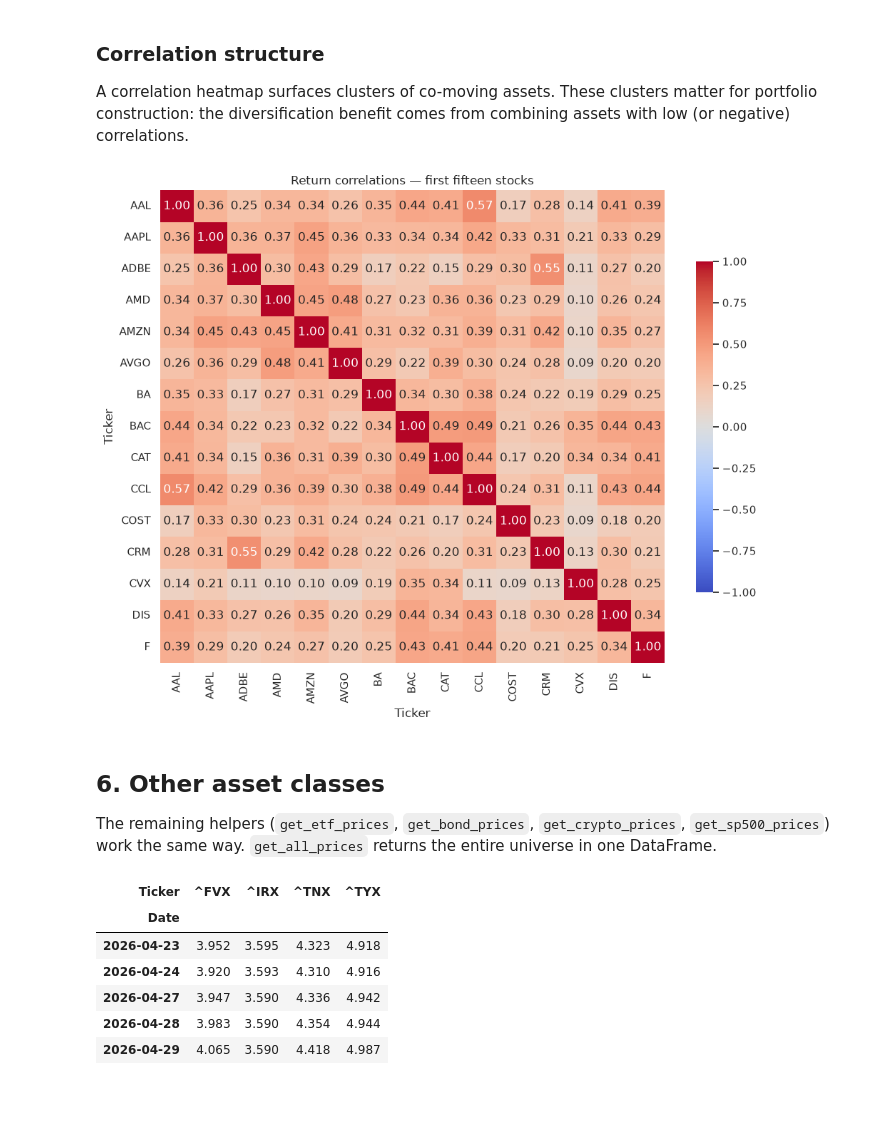
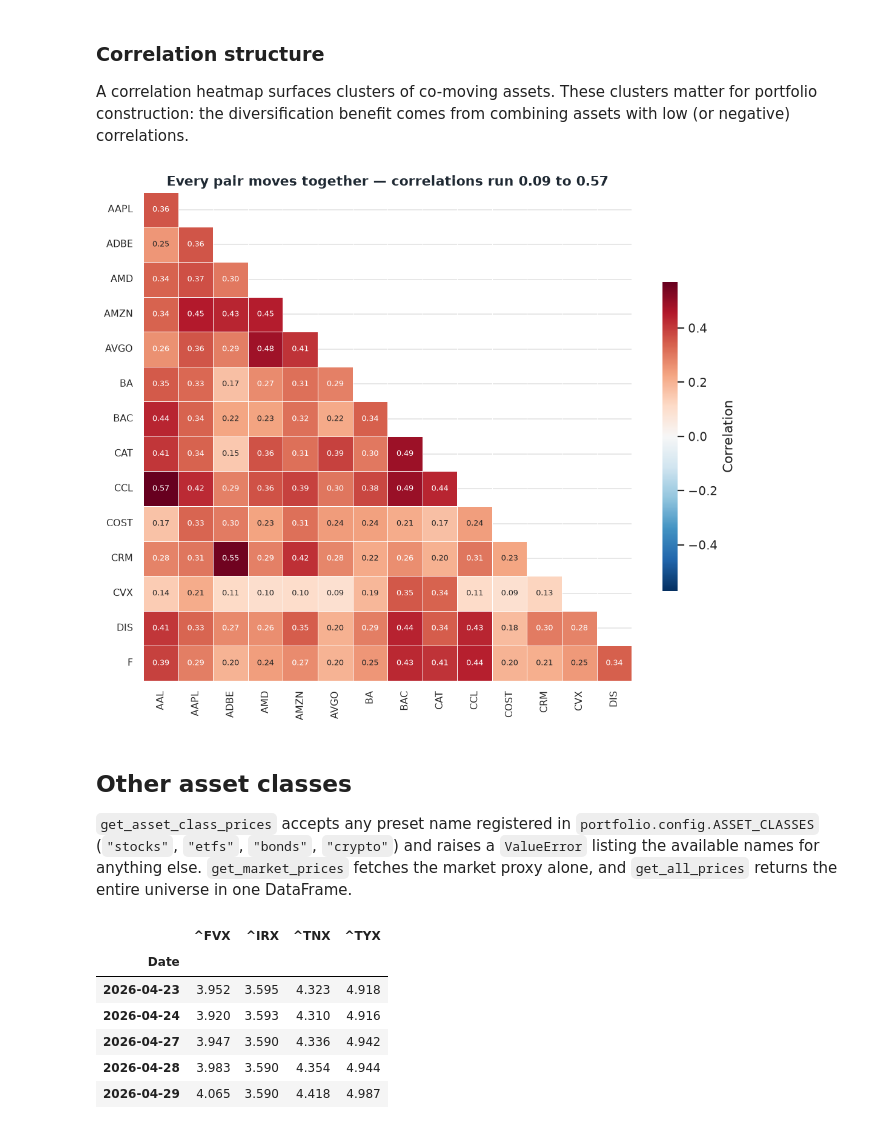
Before and after one commit to nickkats1/Financial-Mathematical-Models, a Jupyter notebook: notebooks/_data_ingestion.ipynb, the cells around one changed output. Cells and saved outputs as stored; diff of their text form; code cells hidden in the pictures; blank space fills up the shorter version.

```diff
--- a/notebooks/_data_ingestion.ipynb
+++ b/notebooks/_data_ingestion.ipynb
@@ -15,12 +10,16 @@ We will:
 `DataIngestion` takes optional `start_date` and `end_date` arguments; when omitted, it falls back to the values in `portfolio.config`.
 # %%
 import matplotlib.pyplot as plt
+import numpy as np
 import seaborn as sns
+from matplotlib.ticker import PercentFormatter
 
-from portfolio.data import DataIngestion
+from portfolio.data import DataIngestion, compute_returns
+
+BLUE, ORANGE, RED = "#2a78d6", "#eb6834", "#e34948"
+INK, MUTED, GRID = "#1f2933", "#6b7785", "#e3e6ea"
 
 sns.set_theme(style="whitegrid")
-plt.rcParams["figure.figsize"] = (12, 5)
 
 ingestion = DataIngestion()
 f"window: {ingestion.start_date} → {ingestion.end_date}"
@@ -31,6 +30,6 @@ f"window: {ingestion.start_date} → {ingestion.end_date}"
 
 Each `get_*_prices` method returns a DataFrame indexed by date with one column per ticker. Tickers are sorted alphabetically and rows containing NaN values are dropped.
 # %%
-stock_prices = ingestion.get_stock_prices()
+stock_prices = ingestion.get_asset_class_prices("stocks")
 stock_prices.tail()
 # %% [output]
@@ -94,4 +94,4 @@ plt.show()
 # %%
-stock_returns = DataIngestion.compute_returns(stock_prices)
+stock_returns = compute_returns(stock_prices)
 stock_returns.tail()
 # %% [output]
@@ -122,30 +125,46 @@ plt.show()
 
 A correlation heatmap surfaces clusters of co-moving assets. These clusters matter for portfolio construction: the diversification benefit comes from combining assets with low (or negative) correlations.
 # %%
-subset = stock_returns.iloc[:, :15]
-fig, ax = plt.subplots(figsize=(10, 8))
+correlations = stock_returns.iloc[:, :15].corr()
+
+# Trimming the first row and last column drops the empty corner the mask would leave.
+lower = correlations.iloc[1:, :-1]
+mask = np.triu(np.ones_like(lower, dtype=bool), k=1)
+pairs = lower.to_numpy()[~mask]
+limit = np.abs(pairs).max()
+
+fig, ax = plt.subplots(figsize=(10, 8.5))
 sns.heatmap(
-    subset.corr(),
-    cmap="coolwarm",
-    center=0,
-    vmin=-1, vmax=1,
-    annot=True, fmt=".2f",
-    cbar_kws={"shrink": 0.7},
+    lower,
+    mask=mask,
+    cmap="RdBu_r",
+    vmin=-limit,
+    vmax=limit,
+    square=True,
+    linewidths=0.5,
+    linecolor="white",
+    annot=True,
+    fmt=".2f",
+    annot_kws={"size": 7},
+    cbar_kws={"shrink": 0.6, "label": "Correlation"},
     ax=ax,
 )
-ax.set_title("Return correlations — first fifteen stocks")
-fig.tight_layout()
+ax.set_xlabel("")
+ax.set_ylabel("")
+ax.set_title(f"Every pair moves together — correlations run {pairs.min():.2f} to {pairs.max():.2f}")
+ax.tick_params(axis="x", labelrotation=90, labelsize=9)
+ax.tick_params(axis="y", labelrotation=0, labelsize=9)
 plt.show()
 # %% [output]
-[figure, old version]
+[figure, new version]
 # %% [markdown]
-## 6. Other asset classes
+## Other asset classes
 
-The remaining helpers (`get_etf_prices`, `get_bond_prices`, `get_crypto_prices`, `get_sp500_prices`) work the same way. `get_all_prices` returns the entire universe in one DataFrame.
+`get_asset_class_prices` accepts any preset name registered in `portfolio.config.ASSET_CLASSES` (`"stocks"`, `"etfs"`, `"bonds"`, `"crypto"`) and raises a `ValueError` listing the available names for anything else. `get_market_prices` fetches the market proxy alone, and `get_all_prices` returns the entire universe in one DataFrame.
 # %%
-ingestion.get_bond_prices().tail()
+ingestion.get_asset_class_prices("bonds").tail()
 # %% [output]
-| Ticker | ^FVX | ^IRX | ^TNX | ^TYX |
+|  | ^FVX | ^IRX | ^TNX | ^TYX |
 | Date |  |  |  |  |
 | 2026-04-23 | 3.952 | 3.595 | 4.323 | 4.918 |
 | 2026-04-24 | 3.920 | 3.593 | 4.310 | 4.916 |
```
Also changed, not shown: parts of 13 cells of this notebook, 54 other files.
